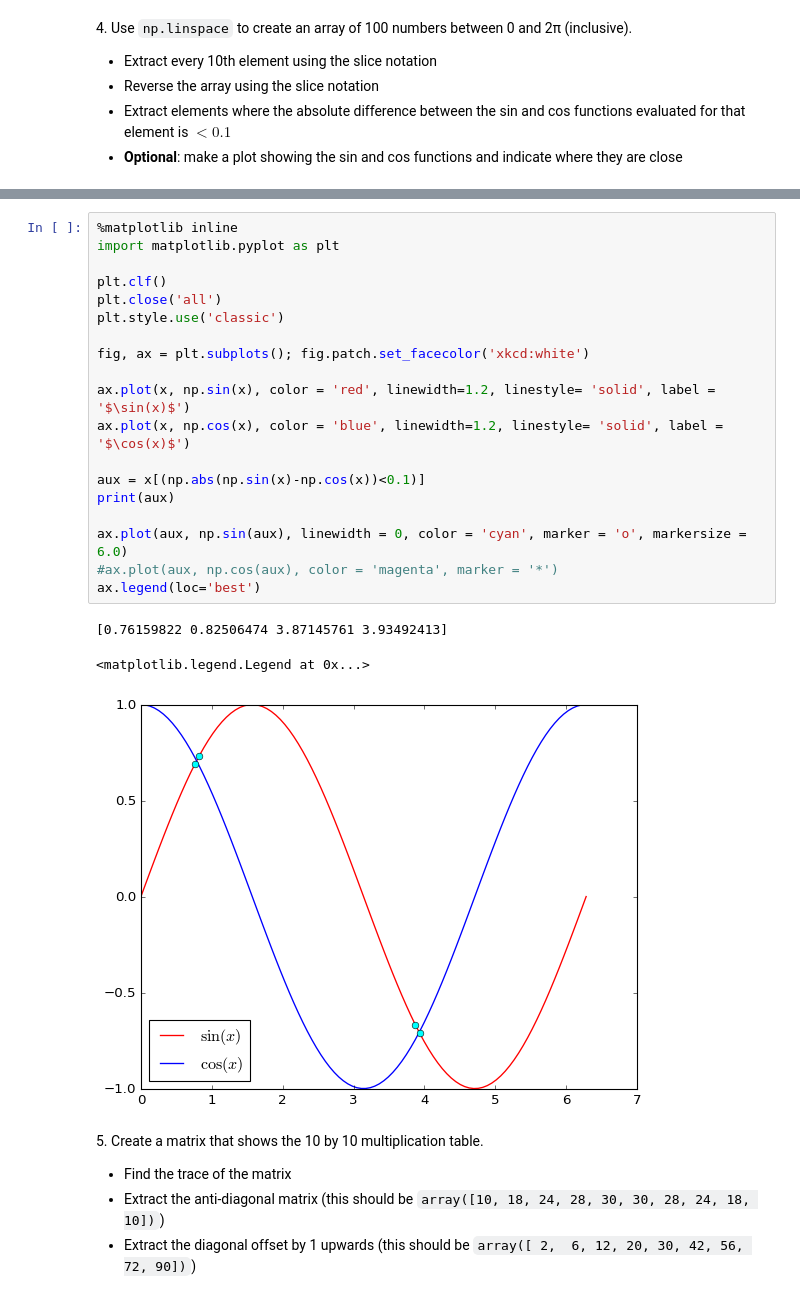
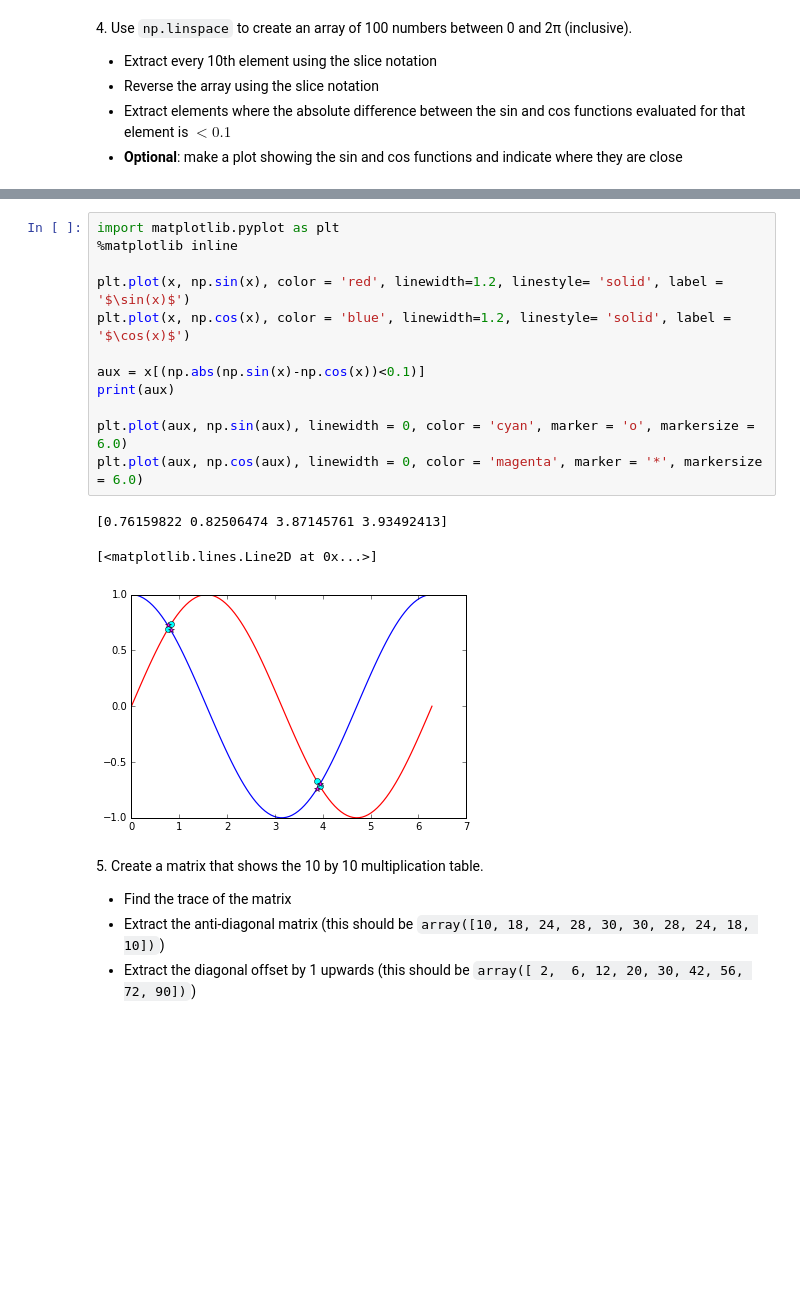
Before and after one commit to zucchett/HighLevelProgramming2021, a Jupyter notebook: 04ex_numpy.ipynb, the cells around one changed output, grey strips where cells are left out. Cells and saved outputs as stored; diff of their text form; blank space fills up the shorter version.

```diff
--- a/04ex_numpy.ipynb
+++ b/04ex_numpy.ipynb
@@ -158,26 +156,19 @@ print(x_difference)
 # %%
+import matplotlib.pyplot as plt
 %matplotlib inline
-import matplotlib.pyplot as plt
 
-plt.clf()
-plt.close('all')
-plt.style.use('classic')
-
-fig, ax = plt.subplots(); fig.patch.set_facecolor('xkcd:white')
-
-ax.plot(x, np.sin(x), color = 'red', linewidth=1.2, linestyle= 'solid', label = '$\sin(x)$')
-ax.plot(x, np.cos(x), color = 'blue', linewidth=1.2, linestyle= 'solid', label = '$\cos(x)$')
+plt.plot(x, np.sin(x), color = 'red', linewidth=1.2, linestyle= 'solid', label = '$\sin(x)$')
+plt.plot(x, np.cos(x), color = 'blue', linewidth=1.2, linestyle= 'solid', label = '$\cos(x)$')
 
 aux = x[(np.abs(np.sin(x)-np.cos(x))<0.1)]
 print(aux)
 
-ax.plot(aux, np.sin(aux), linewidth = 0, color = 'cyan', marker = 'o', markersize = 6.0)
-#ax.plot(aux, np.cos(aux), color = 'magenta', marker = '*')
-ax.legend(loc='best')
+plt.plot(aux, np.sin(aux), linewidth = 0, color = 'cyan', marker = 'o', markersize = 6.0)
+plt.plot(aux, np.cos(aux), linewidth = 0, color = 'magenta', marker = '*', markersize = 6.0)
 # %% [output]
 [0.76159822 0.82506474 3.87145761 3.93492413]
-<matplotlib.legend.Legend at 0x...>
+[<matplotlib.lines.Line2D at 0x...>]
-[figure, old version]
+[figure, new version]
 # %% [markdown]
 5\. Create a matrix that shows the 10 by 10 multiplication table.
 
```
Also changed, not shown: parts of 4 cells of this notebook.
